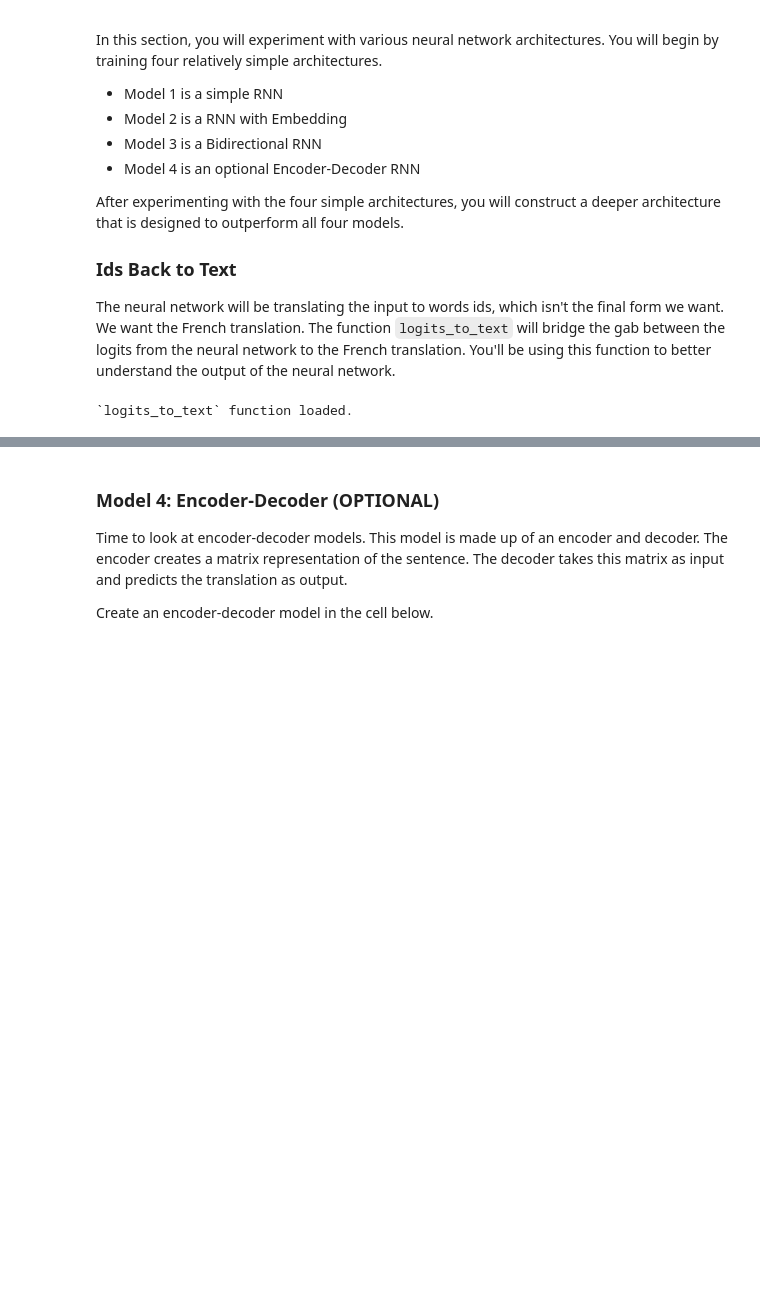
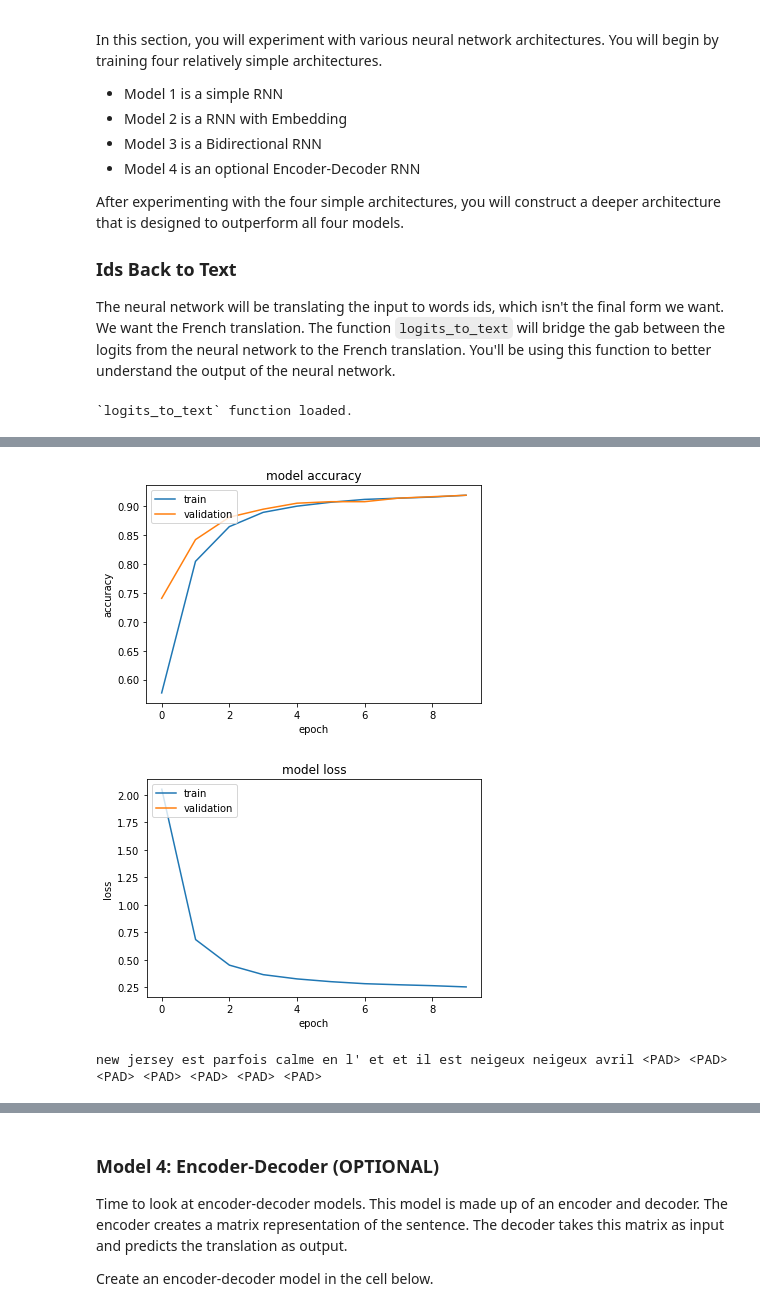
Before and after one commit to vel9/aind2-nlp-capstone, a Jupyter notebook: machine_translation.ipynb, the cells around one changed output, grey strips where cells are left out. Cells and saved outputs as stored; diff of their text form; code cells hidden in the pictures; blank space fills up the shorter version.

```diff
--- a/machine_translation.ipynb
+++ b/machine_translation.ipynb
@@ -336,0 +385,14 @@ tests.test_embed_model(embed_model)
+# %%
+tmp_x = pad(preproc_english_sentences, preproc_french_sentences.shape[1])
+tmp_x = tmp_x.reshape((-1, preproc_french_sentences.shape[-2]))
+
+# Train the neural network
+embed_rnn_model = embed_model(
+    tmp_x.shape,
+    preproc_french_sentences.shape[1],
+    len(english_tokenizer.word_index),
+    len(french_tokenizer.word_index))
+
+embed_rnn_model.summary()
+
+hist = embed_rnn_model.fit(tmp_x, preproc_french_sentences, batch_size=1024, epochs=10, validation_split=0.2)
@@ -337,3 +417,12 @@ tests.test_embed_model(embed_model)
+# %%
+visualize_train(hist)
+
+# Print prediction(s)
+print(logits_to_text(embed_rnn_model.predict(tmp_x[:1])[0], french_tokenizer))
+# %% [output]
+[figure, added]
+[figure, added]
+new jersey est parfois calme en l' et et il est neigeux neigeux avril <PAD> <PAD> <PAD> <PAD> <PAD> <PAD> <PAD>
 # %% [markdown]
 ### Model 3: Bidirectional RNNs (IMPLEMENTATION)
 ![RNN](images/bidirectional.png)
```
Also changed, not shown: parts of 17 cells of this notebook.
